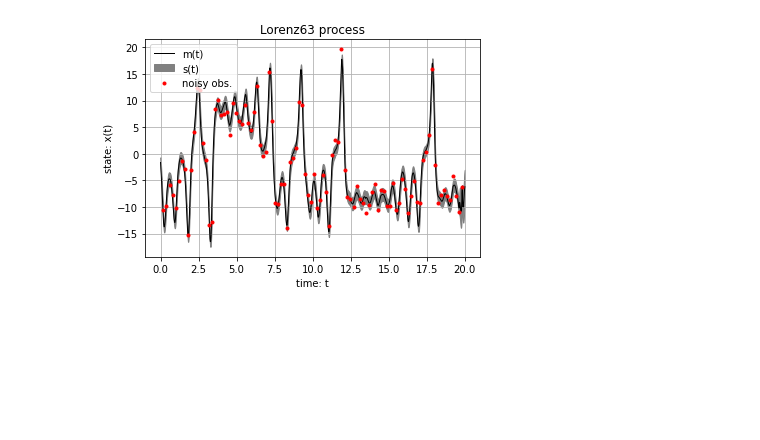
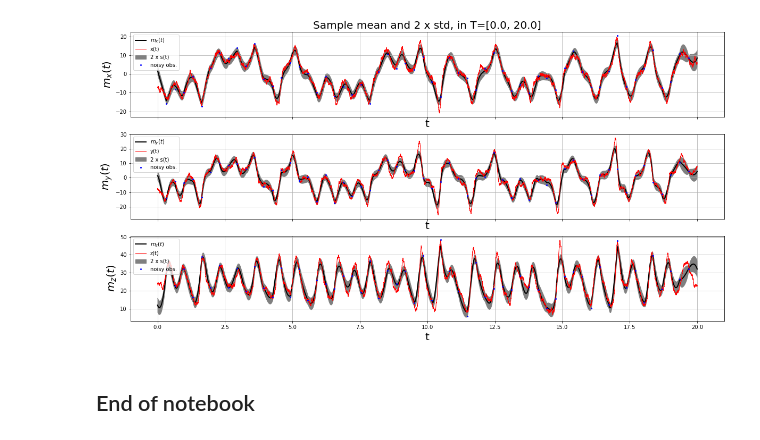
Before and after one commit to vrettasm/MeanFieldVarGP, a Jupyter notebook: src/examples/example_L63.ipynb, the cells around one changed output. Saved outputs shown, nothing was run; the diff lists cells and outputs as text; code cells hidden in the pictures; blank space fills up the shorter version.

```diff
--- a/src/examples/example_L63.ipynb
+++ b/src/examples/example_L63.ipynb
@@ -131,7 +189,7 @@ sp_t0 = np.log(sp_t0)
 # %%
 # Initial prior moments for N(mu0, tau0).
-mu0 = np.ones(3)
-tau0 = 0.5 * np.ones(3)
+mu0 = 10.0 * np.ones(3)
+tau0 = 5.0 * np.ones(3)
 
 # Create a FreeEnergy object.
 free_energy = FreeEnergy(L3D, mu0, tau0, obs_idk*dt, obs_val, obs_noise)
@@ -139,6 +203,6 @@ free_energy = FreeEnergy(L3D, mu0, tau0, obs_idk*dt, obs_val, obs_noise)
 # Run the optimization.
 opt_res = free_energy.find_minimum(np.concatenate((mp_t0.flatten(order='C'),
                                                    sp_t0.flatten(order='C')), axis=0),
-                                   maxiter=350, f_tol=1.0e-4, check_gradients=False, verbose=True)
+                                   maxiter=500, f_tol=1.0e-4, check_gradients=False, verbose=True)
 # %% [output]
 SCG: Optimization started ...
@@ -175,3 +264,3 @@ sp_tf = np.exp(opt_x[mp_t0.size:])
 # %%
 # Get the lambda functions of the polynomials.
-fun_mean_, fun_vars_ = get_local_polynomials()
+poly_mean, poly_vars = get_local_polynomials()
@@ -195,7 +280,7 @@ for n in range(0, len(Tx)-1):
     # It should be the same for equally spaced oservations.
     delta_t = np.abs(tj-ti)
 
-    # Spacing variables fot the polynomials.
+    # Spacing variables for the polynomials.
     h = float(delta_t/3.0)
     c = float(delta_t/2.0)
 
@@ -206,7 +291,7 @@ for n in range(0, len(Tx)-1):
     # Since the functions are continous we can generate
     # as many m(t) and s(t) as we want. Here we collect
     # num points.
-    for t in np.linspace(ti, tj, num=50, endpoint=False):
+    for t in np.linspace(ti, tj, num=100, endpoint=False):
 
         mt_ = []
         st_ = []
@@ -217,8 +302,8 @@ for n in range(0, len(Tx)-1):
             par_m = [ti, ti + h, ti + (2 * h), ti + (3 * h), *nth_mean_points[i]]
             par_s = [ti, ti + c, ti + (2 * c), *nth_vars_points[i]]
 
-            mt_.append(fun_mean_(t, *par_m))
-            st_.append(fun_vars_(t, *par_s))
+            mt_.append(poly_mean(t, *par_m))
+            st_.append(poly_vars(t, *par_s))
         # _end_for_
 
         mt.append(mt_)
@@ -238,8 +323,8 @@ for i in range(3):
     par_m = [ti, ti + h, ti + (2 * h), ti + (3 * h), *nth_mean_points[i]]
     par_s = [ti, ti + c, ti + (2 * c), *nth_vars_points[i]]
 
-    mt_.append(fun_mean_(tf, *par_m))
-    st_.append(fun_vars_(tf, *par_s))
+    mt_.append(poly_mean(tf, *par_m))
+    st_.append(poly_vars(tf, *par_s))
 # _end_for_
 
 mt.append(mt_)
@@ -251,27 +336,47 @@ tt = np.array(tt)
 mt = np.array(mt).T
 st = np.array(st).T
 # %%
-# Select one dimension for plotting.
-dim_ = 0
-state = {0: "x(t)", 1: "y(t)", 2: "z(t)"}
+# Set up the y-labels.
+_ylabel = ["$m_{x}(t)$", "$m_{y}(t)$", "$m_{z}(t)$"]
+_states = ["x(t)", "y(t)", "z(t)"]
 
-# Sample mean.
-plt.plot(tt, mt[dim_], 'k-', label="m(t)", linewidth=1)
+# Create three subplots and unpack the output array.
+_, (ax1, ax2, ax3) = plt.subplots(3, 1, sharex=True, figsize=(20, 10))
 
-# Sample 2xStd (filled envelope).
-plt.fill_between(tt,
-                 mt[dim_] - 2.0*np.sqrt(st[dim_]),
-                 mt[dim_] + 2.0*np.sqrt(st[dim_]),
-                 label="s(t)", color="gray")
+for i, ax_i in enumerate([ax1, ax2, ax3]):
 
-# Noisy observations.
-plt.plot(obs_idk*dt, obs_val[:, dim_], 'ro', markersize=3, label="noisy obs.")
+    # Plot the sample mean.
+    ax_i.plot(tt, mt[i], 'k-', label=_ylabel[i], linewidth=2)
 
-# Title and more.
-plt.title("Lorenz63 process")
-plt.xlabel("time: t")
-plt.ylabel(f"state: {state[dim_]}")
-plt.grid(True)
-plt.legend(loc= "best");
+    # Plot the state (x,y,z).
+    ax_i.plot(L3D.tk, L3D.xt[:, i], 'r', label=_states[i], linewidth=1)
+
+    # Plot the 2 x std (filled envelope).
+    ax_i.fill_between(tt,
+                      mt[i] - 2.0*np.sqrt(st[i]),
+                      mt[i] + 2.0*np.sqrt(st[i]),
+                      label="2 x s(t)", color="gray")
+
+    # Noisy observations.
+    ax_i.plot(obs_idk*dt, obs_val[:, i], 'bo', markersize=2, label="noisy obs.")
+
+    # Plot the x/y labels.
+    ax_i.set_xlabel('t', fontsize=20)
+    ax_i.set_ylabel(_ylabel[i], fontsize=20)
+
+    # Set the title only to the first plot.
+    if i == 0:
+        ax_i.set_title(f"Sample mean and 2 x std, in T=[{t0}, {tf}]", fontsize=20)
+    # _end_if_
+
+    # Include the grid.
+    ax_i.grid(True)
+
+    # Set the legend.
+    ax_i.legend(loc= "best")
+
+# _end_for_
 # %% [output]
-[figure, old version]
+[figure, new version]
+# %% [markdown]
+## End of notebook
```
Also changed, not shown: parts of 30 cells of this notebook.
